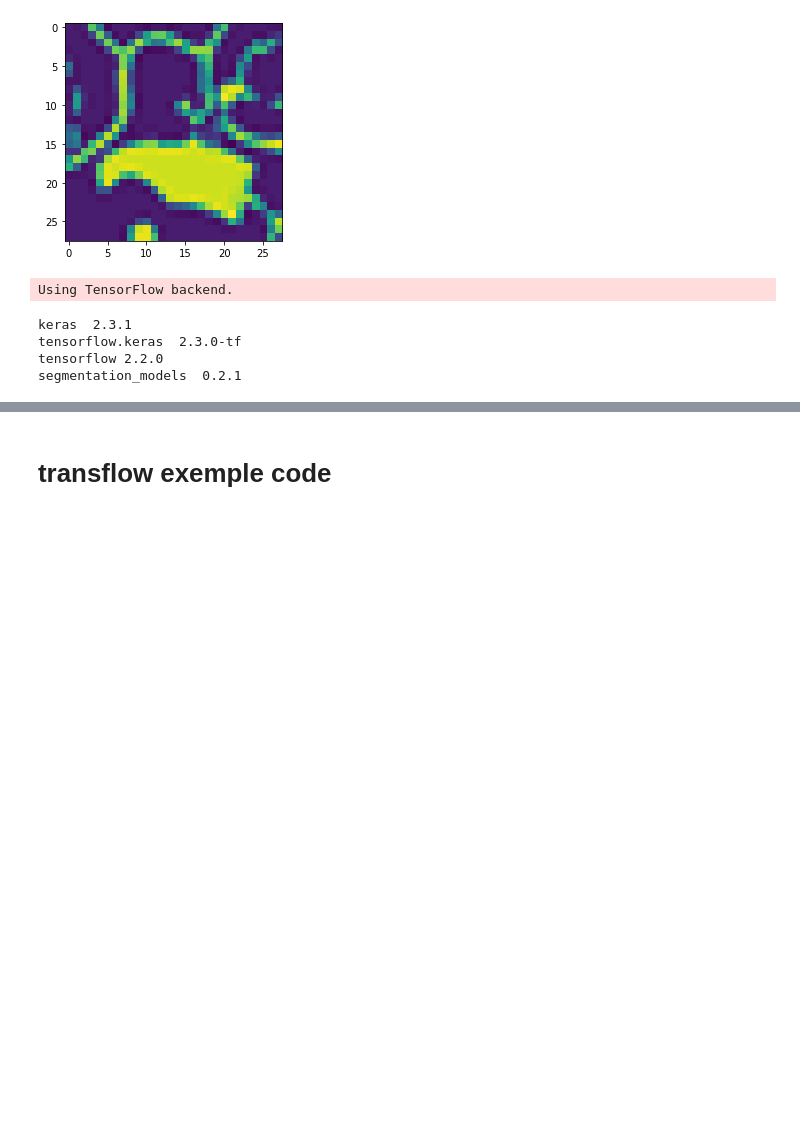
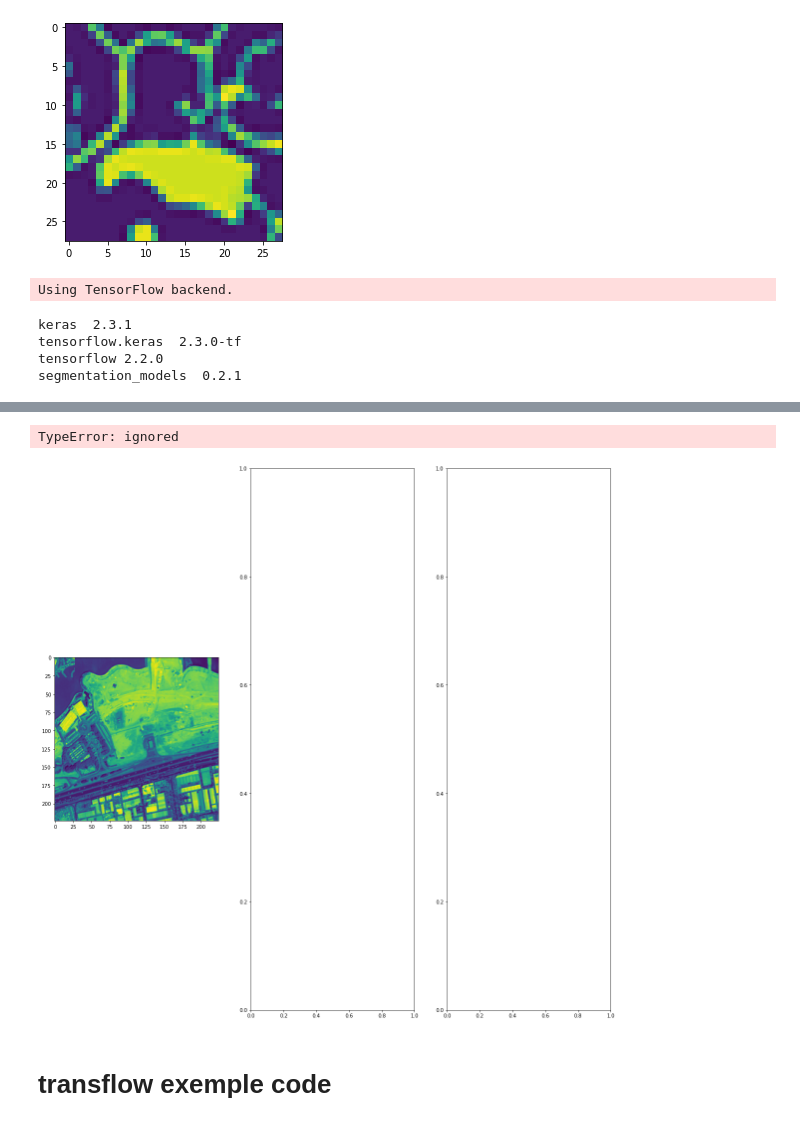
Before and after one commit to AmiraBelkis/Classif_urban, a Jupyter notebook: Script.ipynb, the cells around one changed output, grey strips where cells are left out. Saved outputs shown, nothing was run; the diff lists cells and outputs as text; code cells hidden in the pictures; blank space fills up the shorter version.

```diff
--- a/Script.ipynb
+++ b/Script.ipynb
@@ -228,4 +269,4 @@ def prediction(X, y, pred, k=None):
     k[1].imshow(y[i].squeeze())
     k[2].imshow(pred[i].squeeze())
     if has_mask:
-        k[2].contour(preds[i].squeeze())
+        k[2].contour(pred[i].squeeze())
@@ -232,3 +299,8 @@ def prediction(X, y, pred, k=None):
+# %%
+prediction(X_train, y_train, training_pred)
+# %% [output]
+TypeError: ignored
+[figure, added]
 # %% [markdown]
 # transflow exemple code
 # %%
```
Also changed, not shown: parts of 6 cells of this notebook.
